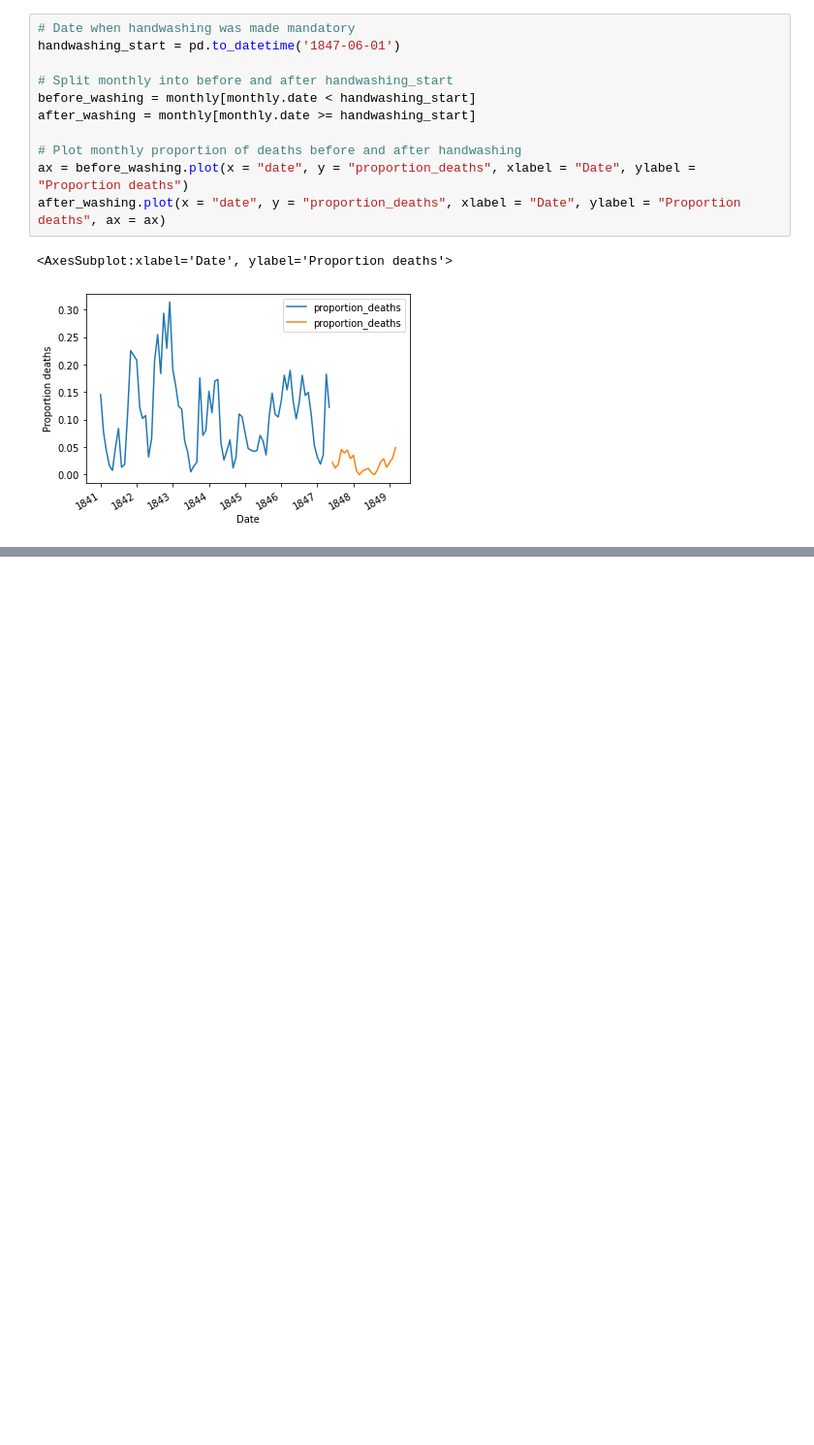
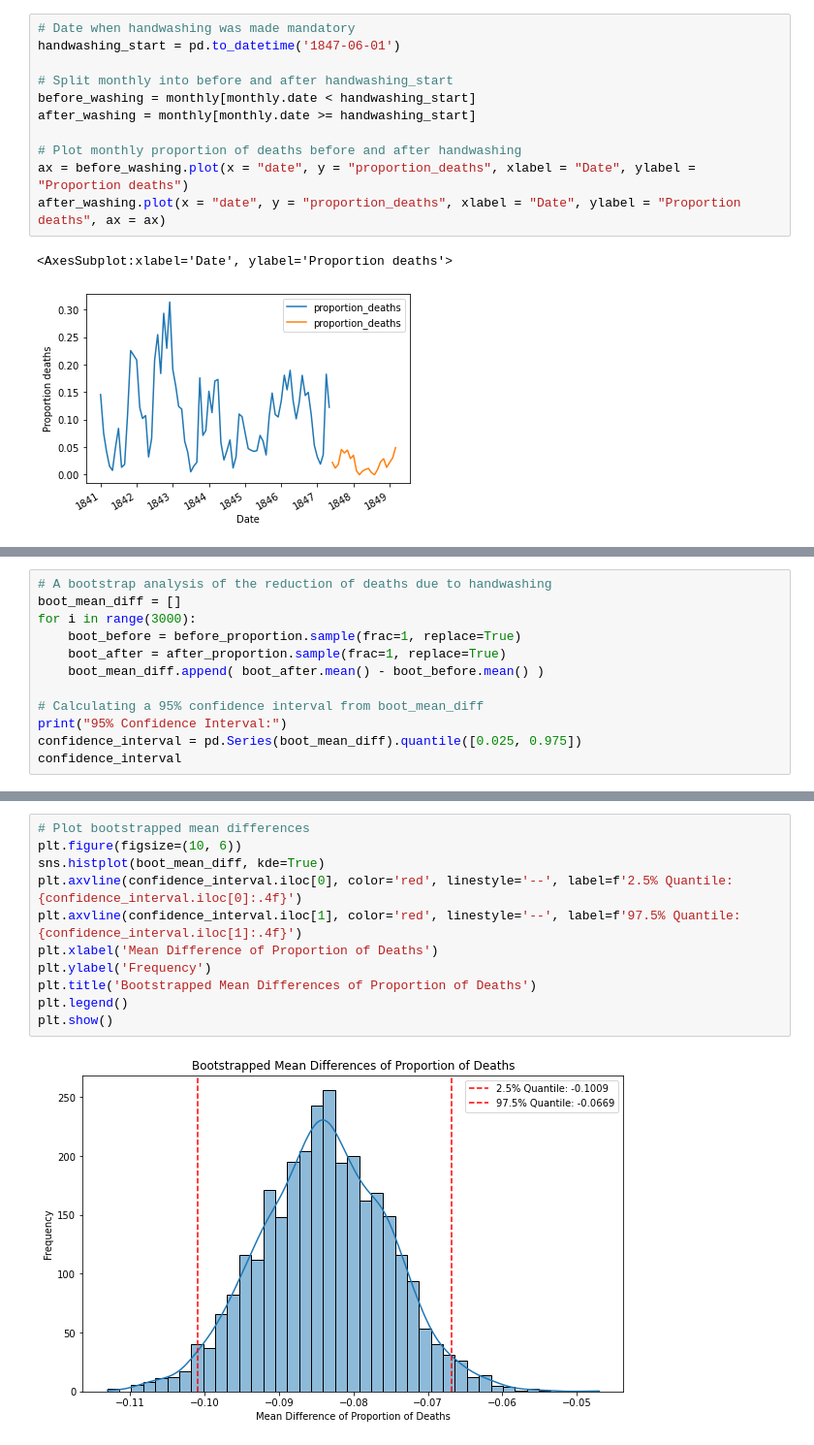
Before and after one commit to syednayeemridwan/data-science-projects, a Jupyter notebook: Hypothesis Testing on Handwashing/Handwashing.ipynb, the cells around one changed output, grey strips where cells are left out. Shown at 97% size. Saved outputs shown, nothing was run; the diff lists cells and outputs as text; blank space fills up the shorter version.

```diff
--- a/Hypothesis Testing on Handwashing/Handwashing.ipynb
+++ b/Hypothesis Testing on Handwashing/Handwashing.ipynb
@@ -114,0 +171,12 @@ after_washing.plot(x = "date", y = "proportion_deaths", xlabel = "Date", ylabel
+# %%
+# A bootstrap analysis of the reduction of deaths due to handwashing
+boot_mean_diff = []
+for i in range(3000):
+    boot_before = before_proportion.sample(frac=1, replace=True)
+    boot_after = after_proportion.sample(frac=1, replace=True)
+    boot_mean_diff.append( boot_after.mean() - boot_before.mean() )
+
+# Calculating a 95% confidence interval from boot_mean_diff
+print("95% Confidence Interval:")
+confidence_interval = pd.Series(boot_mean_diff).quantile([0.025, 0.975])
+confidence_interval
@@ -114,0 +192,13 @@ after_washing.plot(x = "date", y = "proportion_deaths", xlabel = "Date", ylabel
+# %%
+# Plot bootstrapped mean differences
+plt.figure(figsize=(10, 6))
+sns.histplot(boot_mean_diff, kde=True)
+plt.axvline(confidence_interval.iloc[0], color='red', linestyle='--', label=f'2.5% Quantile: {confidence_interval.iloc[0]:.4f}')
+plt.axvline(confidence_interval.iloc[1], color='red', linestyle='--', label=f'97.5% Quantile: {confidence_interval.iloc[1]:.4f}')
+plt.xlabel('Mean Difference of Proportion of Deaths')
+plt.ylabel('Frequency')
+plt.title('Bootstrapped Mean Differences of Proportion of Deaths')
+plt.legend()
+plt.show()
+# %% [output]
+[figure, added]
```
Also changed, not shown: parts of 12 cells of this notebook.
